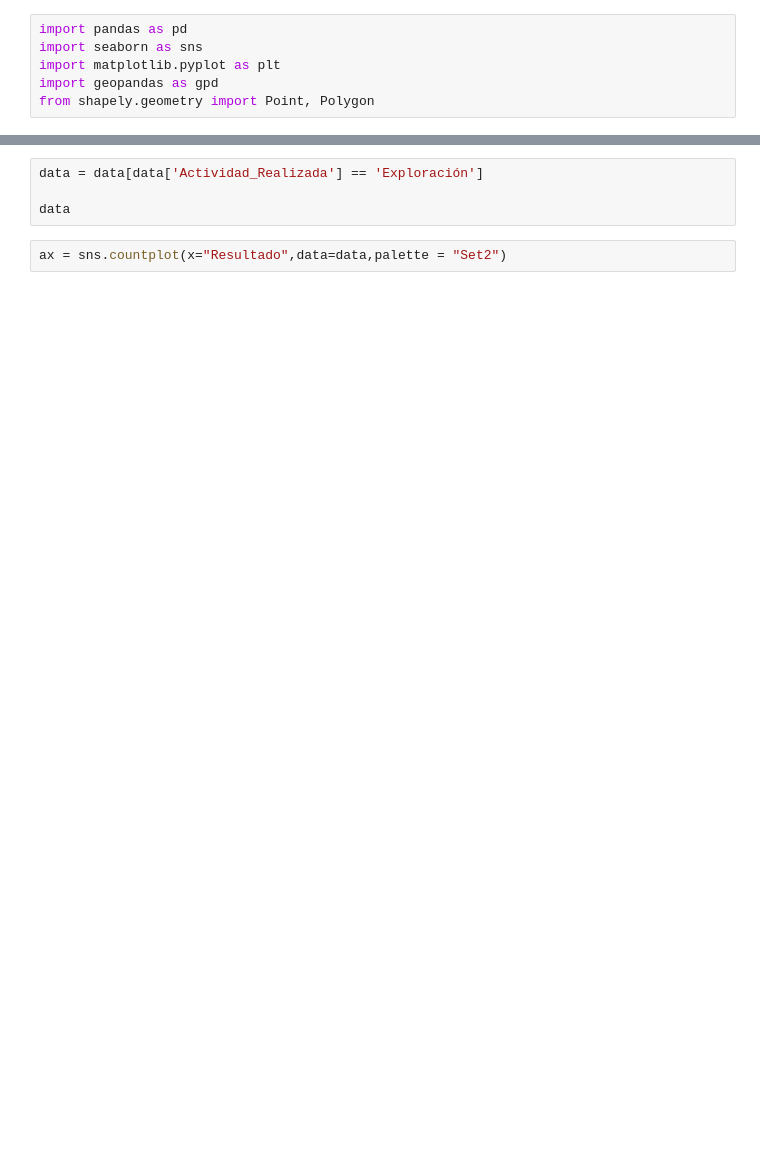
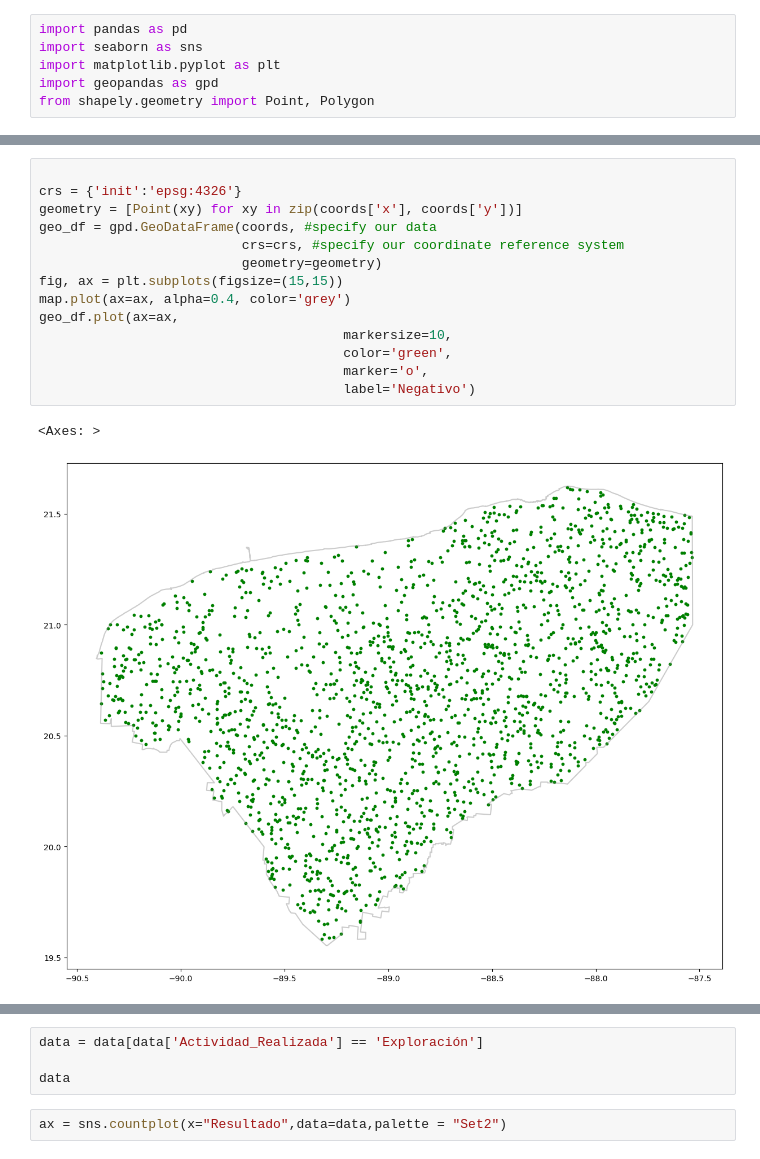
Before and after one commit to apr159/locust, a Jupyter notebook: 0-analisis-datos-a.ipynb, the cells around one changed output, grey strips where cells are left out. Drawn from its saved outputs; the diff is of its cells as text; blank space fills up the shorter version.

```diff
--- a/0-analisis-datos-a.ipynb
+++ b/0-analisis-datos-a.ipynb
@@ -11,3 +20,20 @@ map.plot(ax=ax)
+# %%
+
+crs = {'init':'epsg:4326'}
+geometry = [Point(xy) for xy in zip(coords['x'], coords['y'])]
+geo_df = gpd.GeoDataFrame(coords, #specify our data
+                          crs=crs, #specify our coordinate reference system
+                          geometry=geometry)
+fig, ax = plt.subplots(figsize=(15,15))
+map.plot(ax=ax, alpha=0.4, color='grey')
+geo_df.plot(ax=ax,
+                                       markersize=10,
+                                       color='green',
+                                       marker='o',
+                                       label='Negativo')
+# %% [output]
+<Axes: >
+[figure, added]
 # %%
 data = pd.read_csv('data/2023.csv')
 data.head()
```
Also changed, not shown: parts of 5 cells of this notebook, 11 other files.
